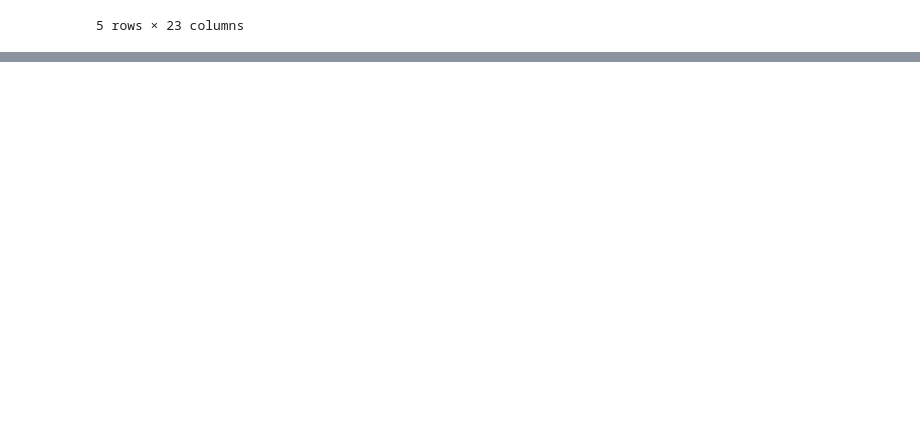
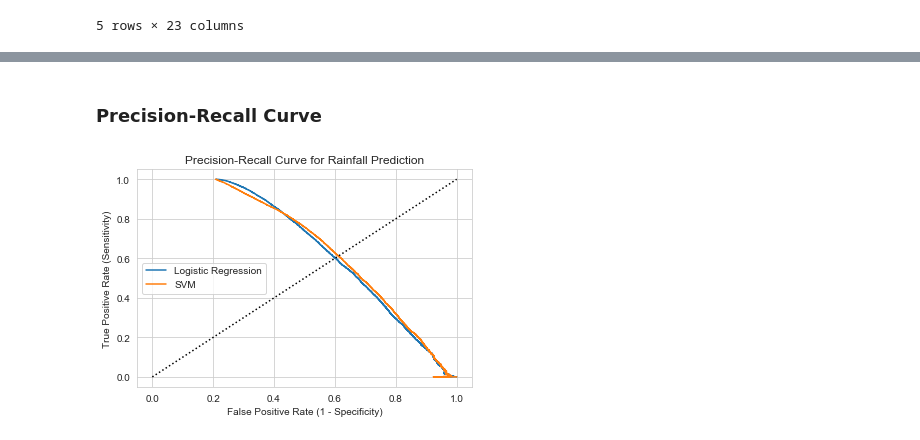
Before and after one commit to AdriaOrozco/Practica2Apc, a Jupyter notebook: Code/Weather_Notebook.ipynb, the cells around one changed output, grey strips where cells are left out. Cells and saved outputs as stored; diff of their text form; code cells hidden in the pictures; blank space fills up the shorter version.

```diff
--- a/Code/Weather_Notebook.ipynb
+++ b/Code/Weather_Notebook.ipynb
@@ -694,0 +913,20 @@ plt.show()
+# %% [markdown]
+### Precision-Recall Curve
+# %%
+from sklearn.metrics import precision_recall_curve
+y_score_lr = modelLR.decision_function(X_train_f)
+y_score_svm = modelSVM.decision_function(X_train_f)
+
+fpr_lr, tpr_lr, th_lr = precision_recall_curve(y_train, y_score_lr)
+fpr_svm, tpr_svm, th_svm = precision_recall_curve(y_train, y_score_svm)
+
+plt.plot(fpr_lr, tpr_lr, label = "Logistic Regression")
+plt.plot(fpr_svm, tpr_svm, label = "SVM")
+plt.plot([0, 1], [0, 1], 'k:')
+plt.xlabel('False Positive Rate (1 - Specificity)')
+plt.ylabel('True Positive Rate (Sensitivity)')
+plt.title('Precision-Recall Curve for Rainfall Prediction')
+plt.legend()
+plt.show()
+# %% [output]
+[figure, added]
```
Also changed, not shown: parts of 30 cells of this notebook.
